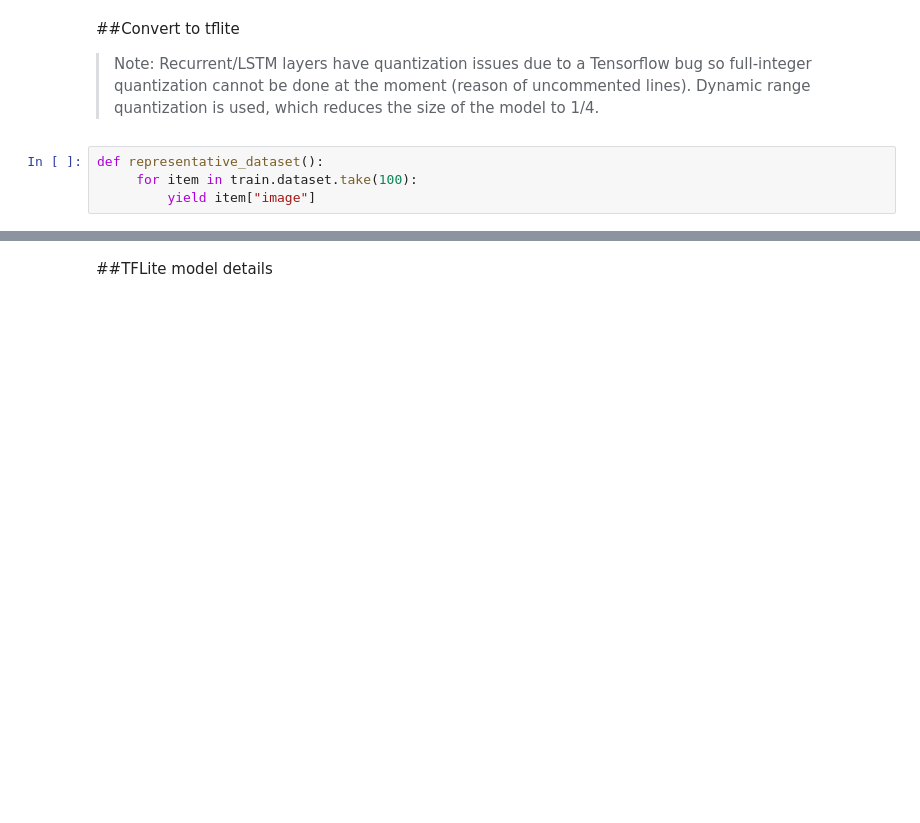
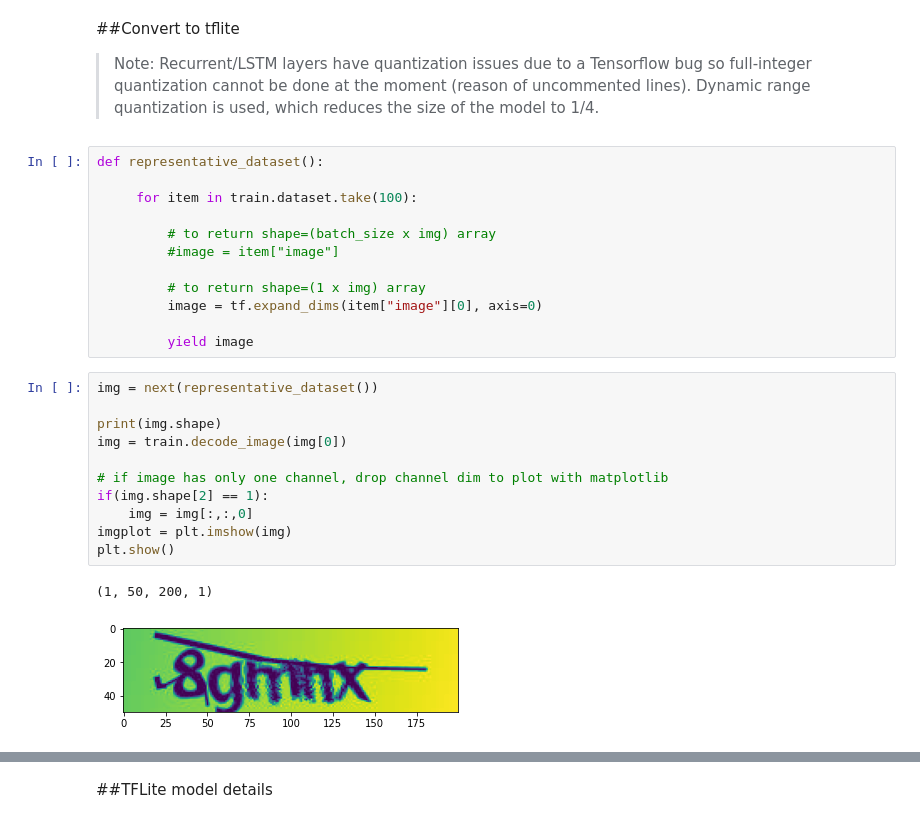
Before and after one commit to aaronfodor/StolenVehicleDetector, a Jupyter notebook: Machine Learning/OCR/OCR.ipynb, the cells around one changed output, grey strips where cells are left out. Saved outputs shown, nothing was run; the diff lists cells and outputs as text; blank space fills up the shorter version.

```diff
--- a/Machine Learning/OCR/OCR.ipynb
+++ b/Machine Learning/OCR/OCR.ipynb
@@ -842,8 +1002,30 @@ INFO:tensorflow:Assets written to: /content/drive/My Drive/Machine Learning/Stol
 >Note: Recurrent/LSTM layers have quantization issues due to a Tensorflow bug so full-integer quantization cannot be done at the moment (reason of uncommented lines). Dynamic range quantization is used, which reduces the size of the model to 1/4.
 # %%
 def representative_dataset():
+
      for item in train.dataset.take(100):
-         yield item["image"]
+
+         # to return shape=(batch_size x img) array
+         #image = item["image"]
+
+         # to return shape=(1 x img) array
+         image = tf.expand_dims(item["image"][0], axis=0)
+
+         yield image
+# %%
+img = next(representative_dataset())
+
+print(img.shape)
+img = train.decode_image(img[0])
+
+# if image has only one channel, drop channel dim to plot with matplotlib
+if(img.shape[2] == 1):
+    img = img[:,:,0]
+imgplot = plt.imshow(img)
+plt.show()
+# %% [output]
+(1, 50, 200, 1)
+[figure, added]
 # %%
 converter = tf.lite.TFLiteConverter.from_saved_model(model_tmp_dir)
 converter.experimental_new_converter = True
```
Also changed, not shown: parts of 33 cells of this notebook, 5 other files.
